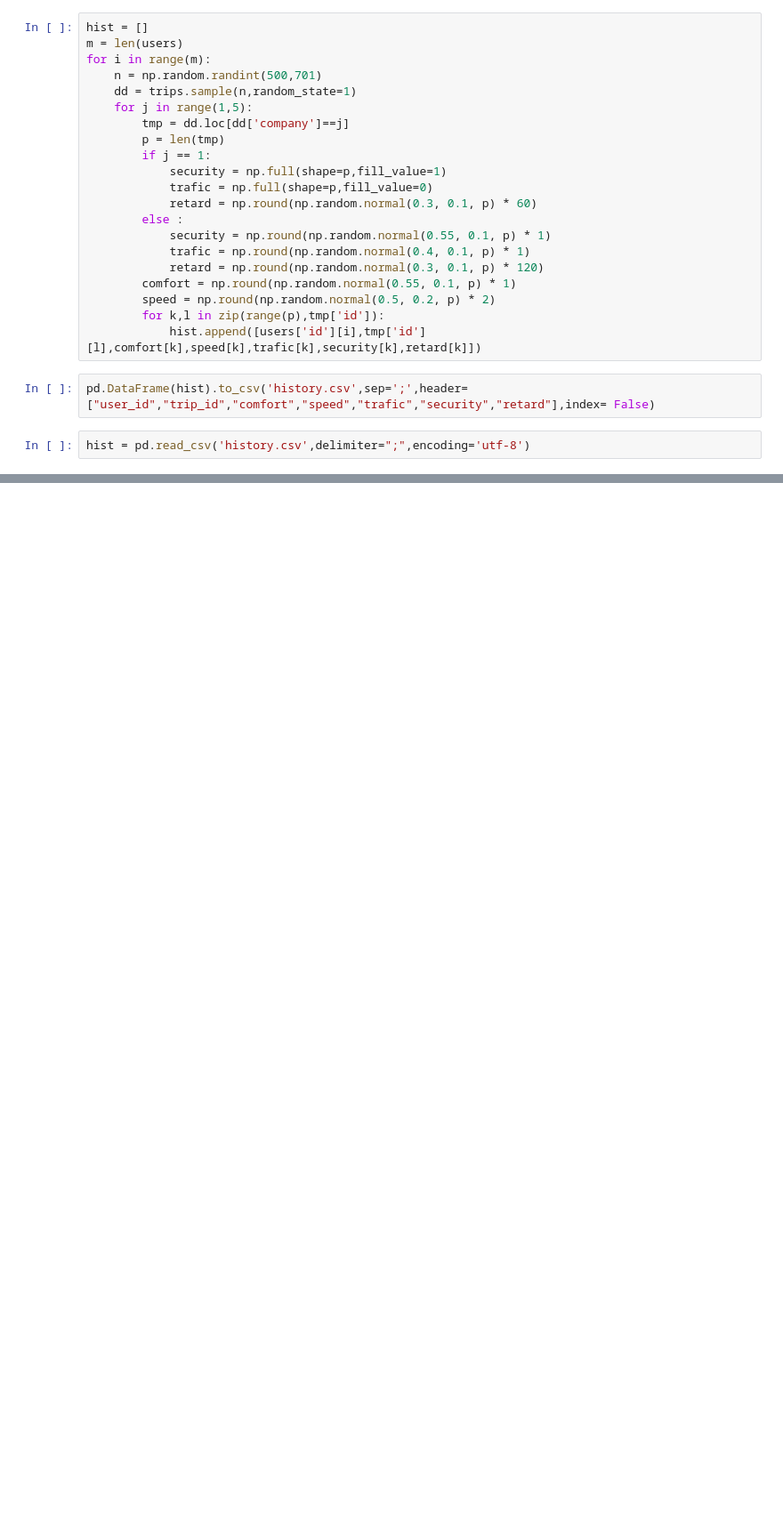
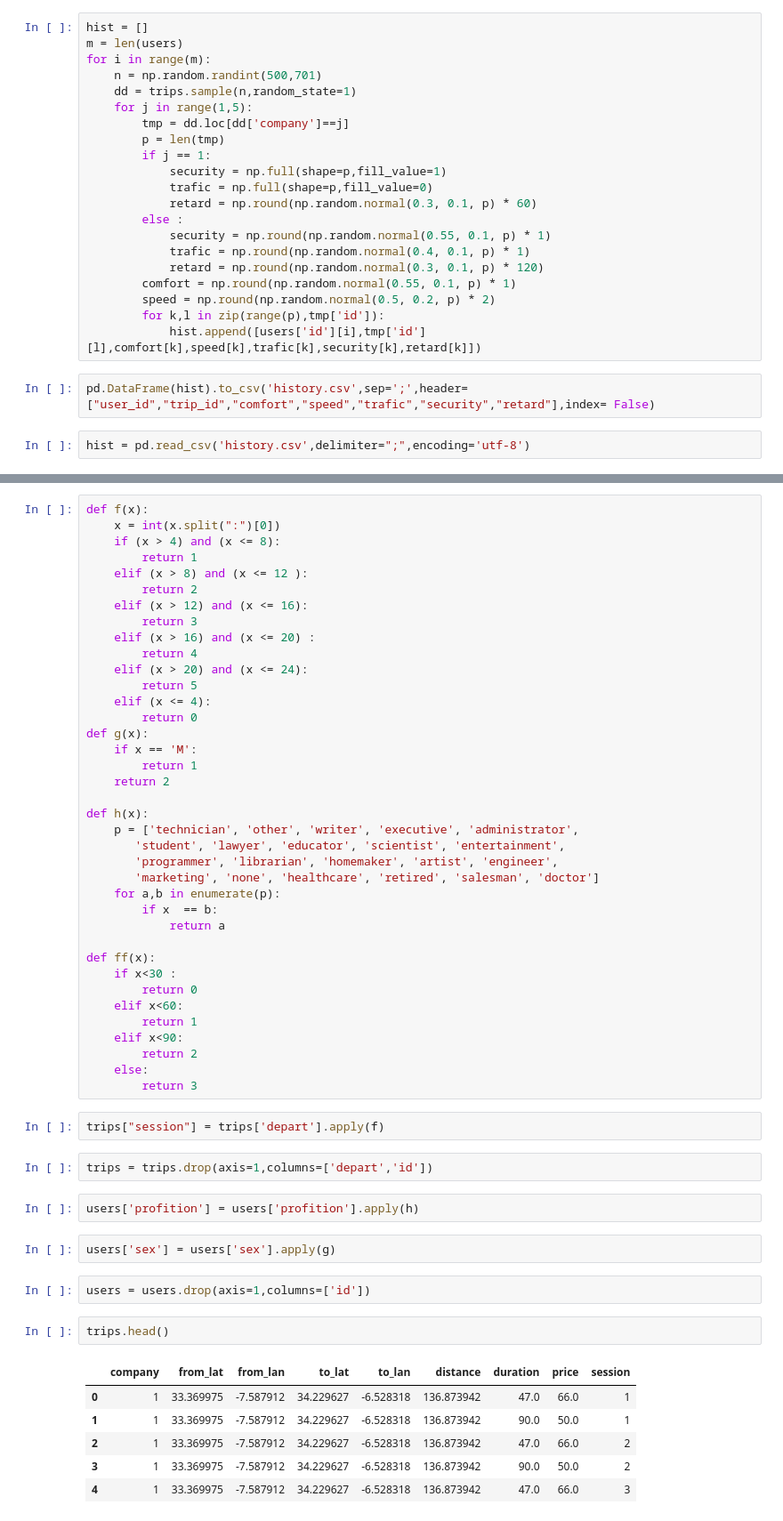
Before and after one commit to manalelidrissi/Systeme-de-recommandation-des-trajets-pour-les-passagers, a Jupyter notebook: Bots/preproc.ipynb, the cells around one changed output, grey strips where cells are left out. Shown: that part at 89% size. Cells and saved outputs as stored; diff of their text form; blank space fills up the shorter version.

```diff
--- a/Bots/preproc.ipynb
+++ b/Bots/preproc.ipynb
@@ -284,0 +299,57 @@ Counter({2.0: 118, 1.0: 787, 0.0: 95})
+# %%
+def f(x):
+    x = int(x.split(":")[0])
+    if (x > 4) and (x <= 8):
+        return 1
+    elif (x > 8) and (x <= 12 ):
+        return 2
+    elif (x > 12) and (x <= 16):
+        return 3
+    elif (x > 16) and (x <= 20) :
+        return 4
+    elif (x > 20) and (x <= 24):
+        return 5
+    elif (x <= 4):
+        return 0
+def g(x):
+    if x == 'M':
+        return 1
+    return 2
+
+def h(x):
+    p = ['technician', 'other', 'writer', 'executive', 'administrator',
+       'student', 'lawyer', 'educator', 'scientist', 'entertainment',
+       'programmer', 'librarian', 'homemaker', 'artist', 'engineer',
+       'marketing', 'none', 'healthcare', 'retired', 'salesman', 'doctor']
+    for a,b in enumerate(p):
+        if x  == b:
+            return a
+
+def ff(x):
+    if x<30 :
+        return 0
+    elif x<60:
+        return 1
+    elif x<90:
+        return 2
+    else:
+        return 3
+# %%
+trips["session"] = trips['depart'].apply(f)
+# %%
+trips = trips.drop(axis=1,columns=['depart','id'])
+# %%
+users['profition'] = users['profition'].apply(h)
+# %%
+users['sex'] = users['sex'].apply(g)
+# %%
+users = users.drop(axis=1,columns=['id'])
+# %%
+trips.head()
+# %% [output]
+|  | company | from_lat | from_lan | to_lat | to_lan | distance | duration | price | session |
+| 0 | 1 | 33.369975 | -7.587912 | 34.229627 | -6.528318 | 136.873942 | 47.0 | 66.0 | 1 |
+| 1 | 1 | 33.369975 | -7.587912 | 34.229627 | -6.528318 | 136.873942 | 90.0 | 50.0 | 1 |
+| 2 | 1 | 33.369975 | -7.587912 | 34.229627 | -6.528318 | 136.873942 | 47.0 | 66.0 | 2 |
+| 3 | 1 | 33.369975 | -7.587912 | 34.229627 | -6.528318 | 136.873942 | 90.0 | 50.0 | 2 |
+| 4 | 1 | 33.369975 | -7.587912 | 34.229627 | -6.528318 | 136.873942 | 47.0 | 66.0 | 3 |
```
Also changed, not shown: parts of 27 cells of this notebook, 5 other files.
